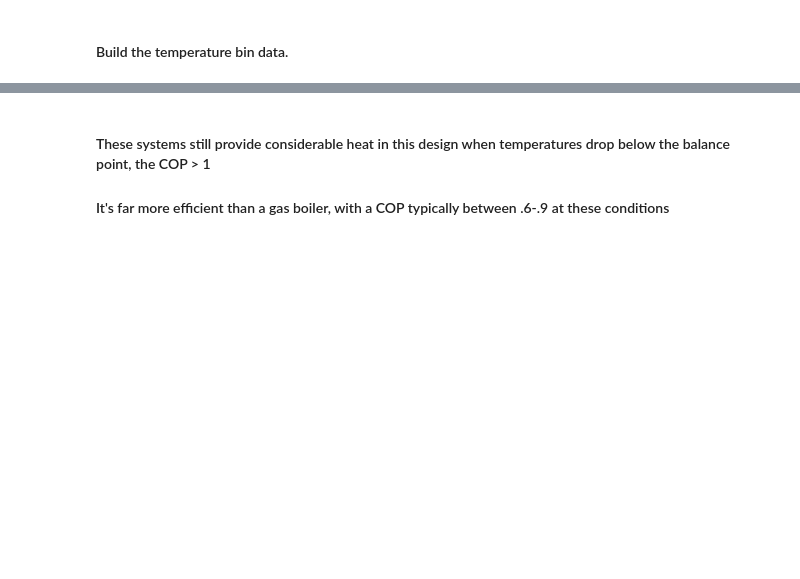
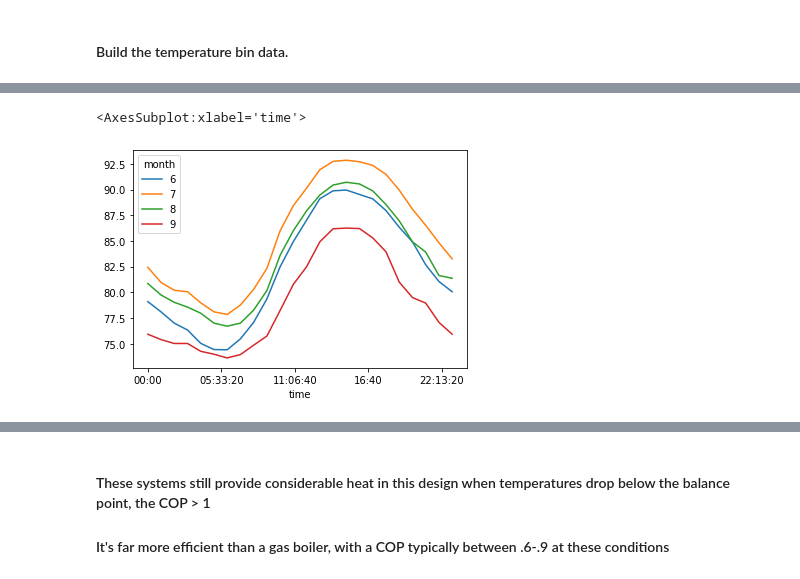
Before and after one commit to rhl-/airsource, a Jupyter notebook: airsource.ipynb, the cells around one changed output, grey strips where cells are left out. Cells and saved outputs as stored; diff of their text form; code cells hidden in the pictures; blank space fills up the shorter version.

```diff
--- a/airsource.ipynb
+++ b/airsource.ipynb
@@ -103,0 +166,5 @@ print(res)
+# %%
+cooling_day.groupby(['month','time'])['temp'].quantile(.95).unstack(0).plot()
+# %% [output]
+<AxesSubplot:xlabel='time'>
+[figure, added]
```
Also changed, not shown: parts of 40 cells of this notebook, 2 other files.
